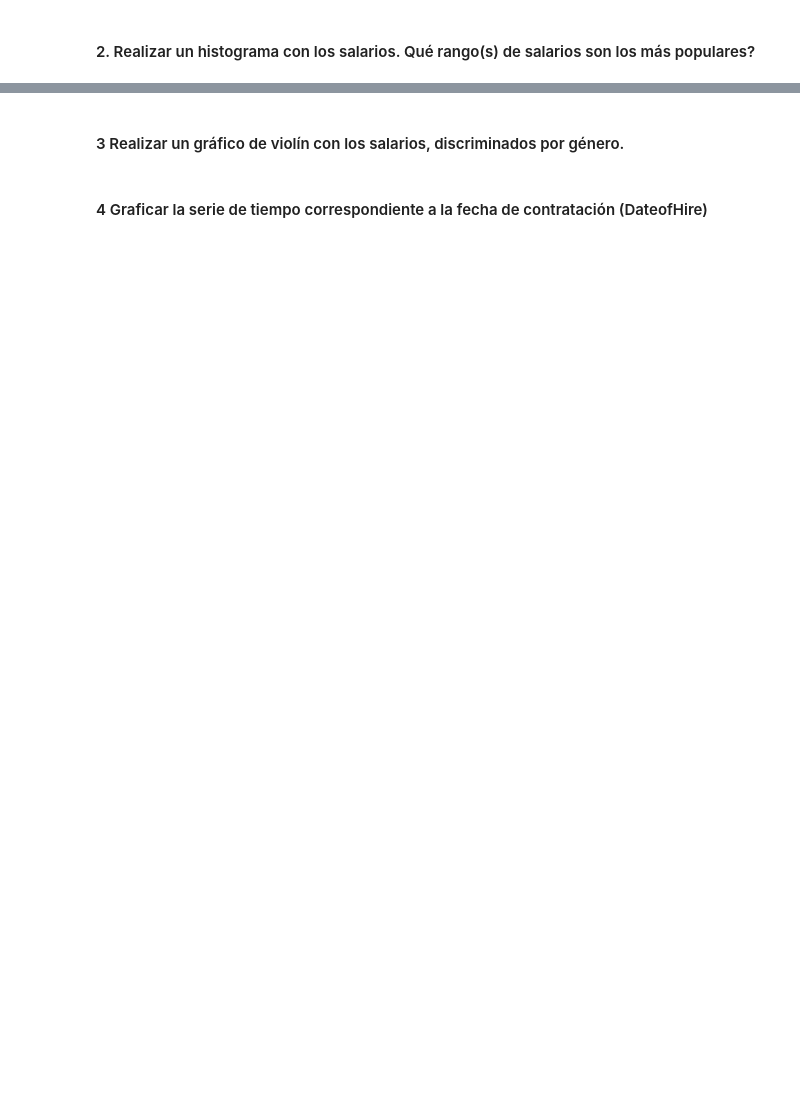
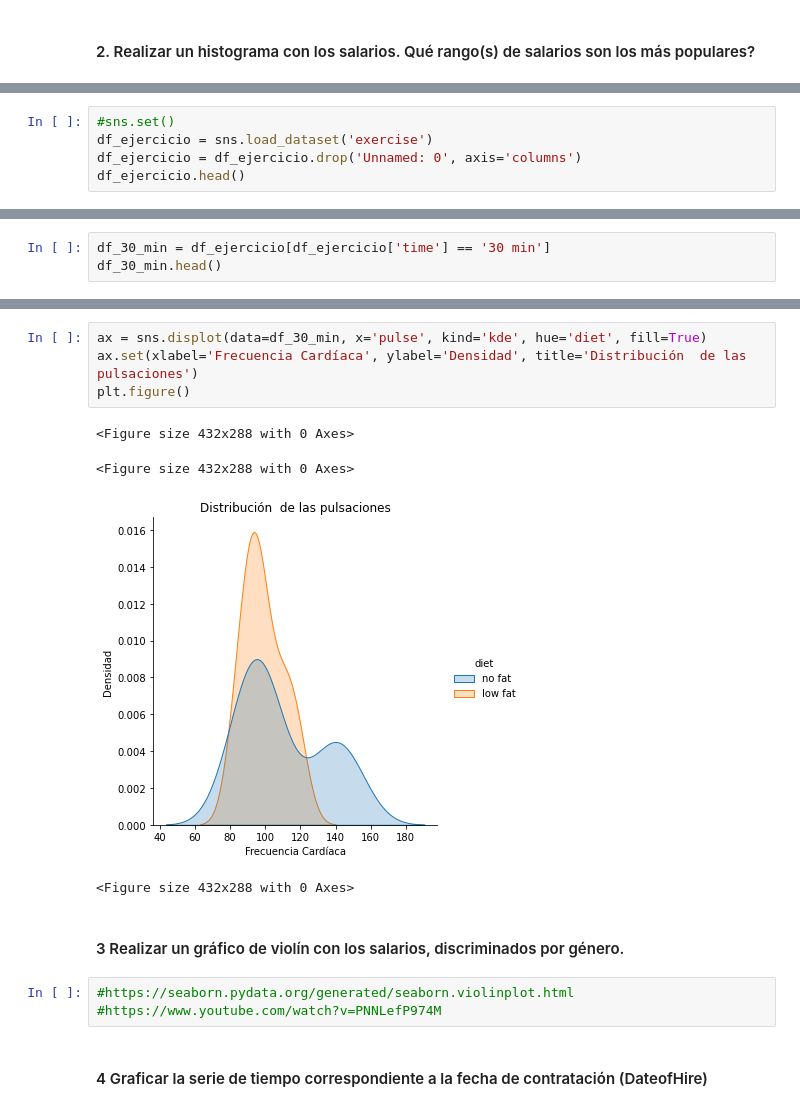
Before and after one commit to chopliszt/data-science-coder, a Jupyter notebook: Desafío 4/Desafío 4.ipynb, the cells around one changed output, grey strips where cells are left out. Saved outputs shown, nothing was run; the diff lists cells and outputs as text; blank space fills up the shorter version.

```diff
--- a/Desafío 4/Desafío 4.ipynb
+++ b/Desafío 4/Desafío 4.ipynb
@@ -47,0 +59,5 @@ import seaborn as sns
+# %%
+#sns.set()
+df_ejercicio = sns.load_dataset('exercise')
+df_ejercicio = df_ejercicio.drop('Unnamed: 0', axis='columns')
+df_ejercicio.head()
@@ -47,0 +71,3 @@ import seaborn as sns
+# %%
+df_30_min = df_ejercicio[df_ejercicio['time'] == '30 min']
+df_30_min.head()
@@ -48,4 +81,16 @@ import seaborn as sns
+# %%
+ax = sns.displot(data=df_30_min, x='pulse', kind='kde', hue='diet', fill=True)
+ax.set(xlabel='Frecuencia Cardíaca', ylabel='Densidad', title='Distribución  de las pulsaciones')
+plt.figure()
+# %% [output]
+<Figure size 432x288 with 0 Axes>
+<Figure size 432x288 with 0 Axes>
+[figure, added]
+<Figure size 432x288 with 0 Axes>
 # %% [markdown]
 #### 3 Realizar un gráfico de violín con los salarios, discriminados por género.
+# %%
+#https://seaborn.pydata.org/generated/seaborn.violinplot.html
+#https://www.youtube.com/watch?v=PNNLefP974M
 # %% [markdown]
 #### 4 Graficar la serie de tiempo correspondiente a la fecha de contratación (DateofHire)
```
Also changed, not shown: parts of 6 cells of this notebook.
